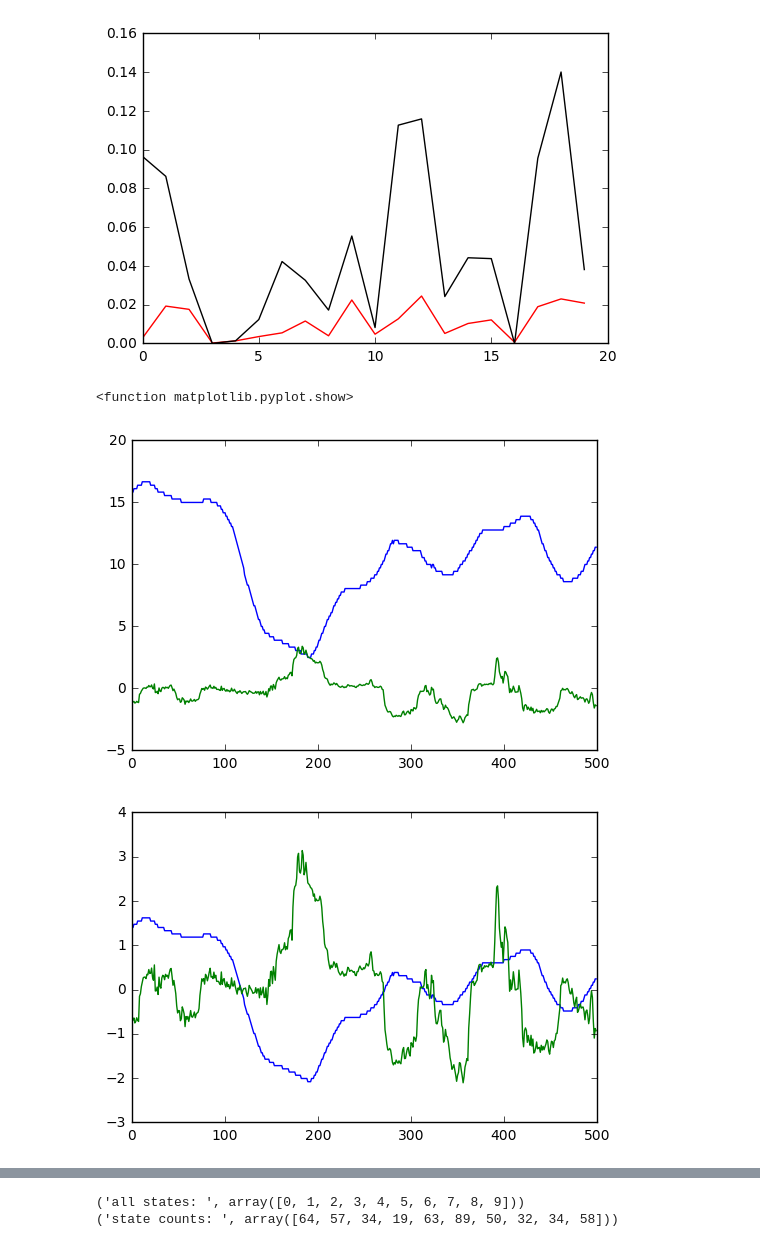
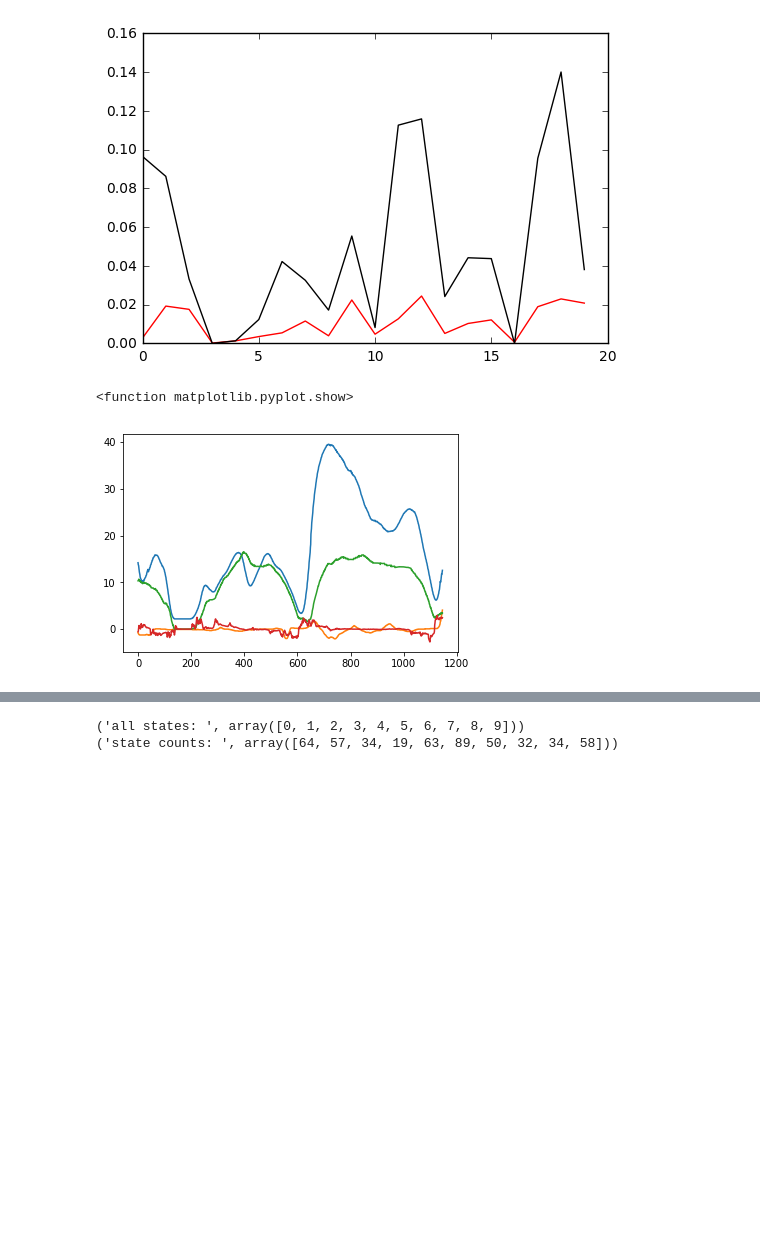
Before and after one commit to MoonBlvd/Sticky-HDP-HMM, a Jupyter notebook: test_DP.ipynb, the cells around one changed output, grey strips where cells are left out. Cells and saved outputs as stored; diff of their text form; code cells hidden in the pictures; blank space fills up the shorter version.

Commit message:
run on segmentized data

```diff
--- a/test_DP.ipynb
+++ b/test_DP.ipynb
@@ -296,26 +296,26 @@ class DirichletProcess():
 # %%
 %matplotlib inline
 # data_path = "four_scores.csv"
 # data_path = "Brightness_features.csv"
 # data_path = "obs_data_16d.csv"
-data_path = "ego_data_20d.csv"
+# data_path = "ego_data_20d.csv"
+data_path = "test_data.csv"
 data = read_data(data_path)
-data = data[8000:8500,[0,9]]#data[15500:16500,0:1]
+data = data[:,3:7]#data[15500:16500,0:1] #data[8000:8500,[0,9]]
 n,d = data.shape
 plt.figure(1)
 plt.plot(range(data.shape[0]),data)
 plt.show
 # normalize
-for i in range(d):
-    if np.std(data[:,i]) != 0:
-        data[:,i] = (data[:,i]-np.mean(data[:,i]))/np.std(data[:,i])
-    else:
-        data[:,i]
-plt.figure(2)
-plt.plot(range(data.shape[0]),data)
-plt.show
+# for i in range(d):
+#     if np.std(data[:,i]) != 0:
+#         data[:,i] = (data[:,i]-np.mean(data[:,i]))/np.std(data[:,i])
+#     else:
+#         data[:,i]
+# plt.figure(2)
+# plt.plot(range(data.shape[0]),data)
+# plt.show
 # %% [output]
 <function matplotlib.pyplot.show>
-[figure, old version]
+[figure, new version]
-[figure, removed]
 # %%
```
Also changed, not shown: parts of 3 cells of this notebook, 1 other file.
